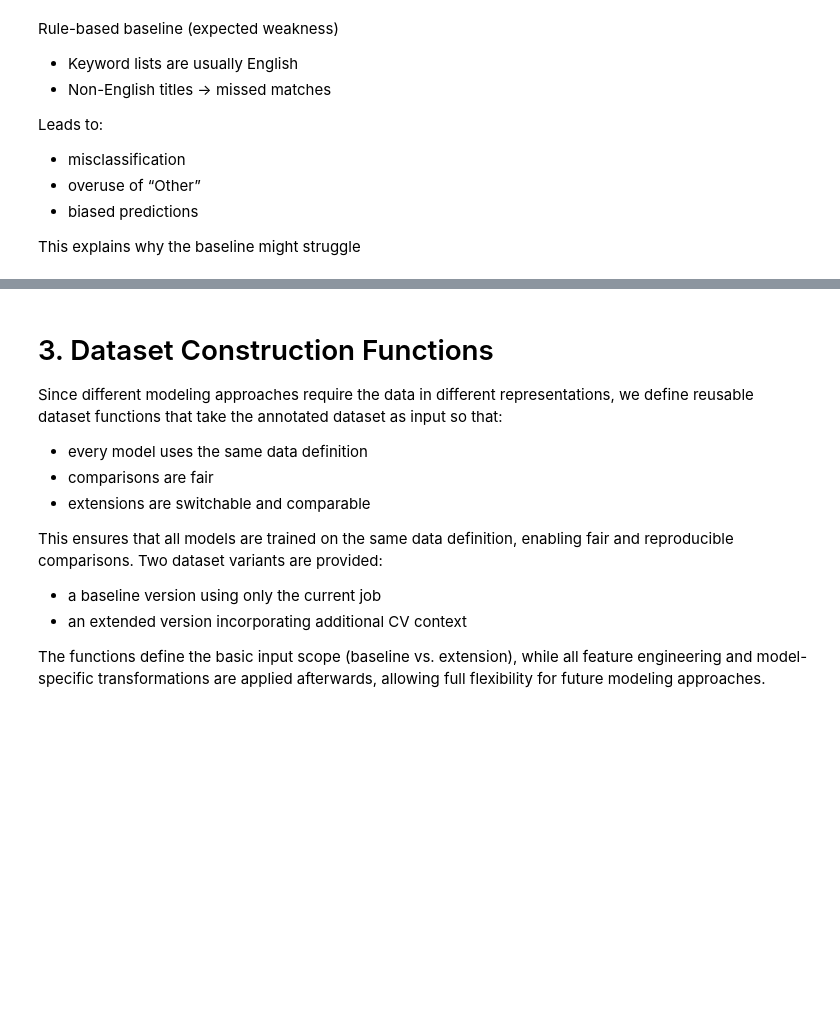
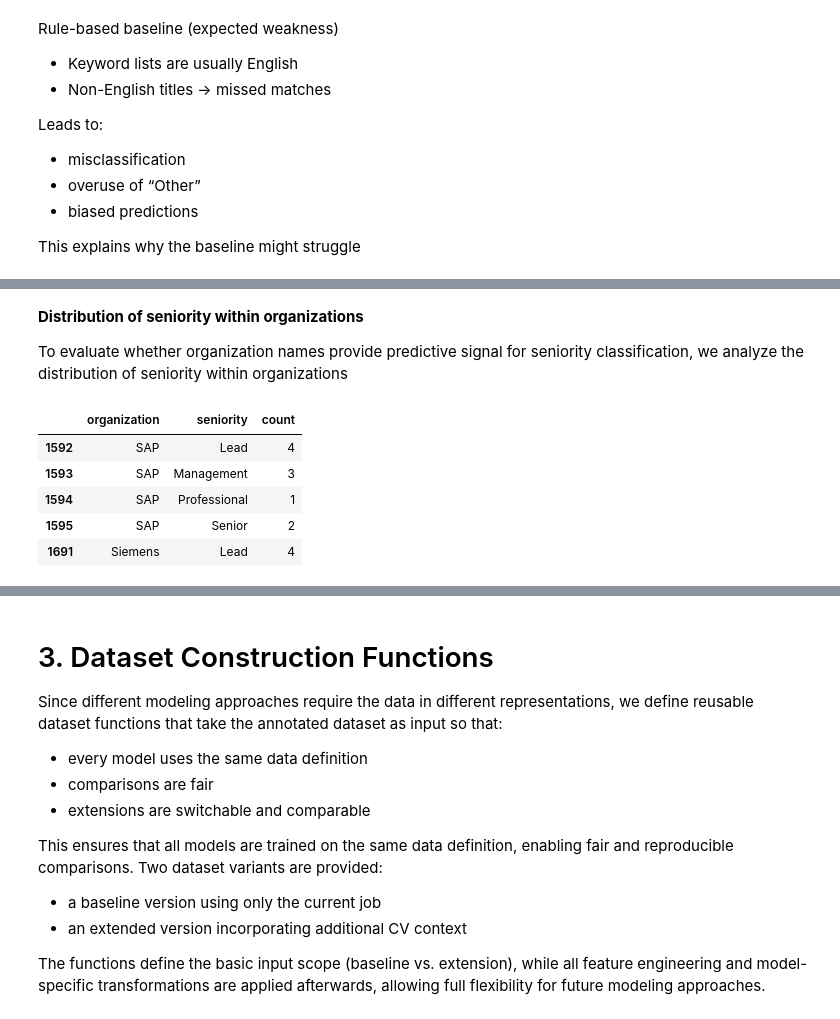
Before and after one commit to luisadosch/nlp-job-title-classification-benchmark-snapaddy, a Jupyter notebook: Untitled0.ipynb, the cells around one changed output, grey strips where cells are left out. Saved outputs shown, nothing was run; the diff lists cells and outputs as text; code cells hidden in the pictures; blank space fills up the shorter version.

```diff
--- a/Untitled0.ipynb
+++ b/Untitled0.ipynb
@@ -1207,0 +1302,22 @@ This explains why the baseline might struggle
+# %% [markdown]
+**Distribution of seniority within organizations**
+
+To evaluate whether organization names provide predictive signal for seniority classification, we analyze the distribution of seniority within organizations
+# %%
+org_sen_dist = (
+    jobs_annotated_df
+    .groupby(["organization", "seniority"])
+    .size()
+    .reset_index(name="count")
+)
+
+org_sen_dist = org_sen_dist.groupby("organization").filter(lambda x: x["count"].sum() >= 10)
+
+org_sen_dist.head()
+# %% [output]
+|  | organization | seniority | count |
+| 1592 | SAP | Lead | 4 |
+| 1593 | SAP | Management | 3 |
+| 1594 | SAP | Professional | 1 |
+| 1595 | SAP | Senior | 2 |
+| 1691 | Siemens | Lead | 4 |
```
Also changed, not shown: parts of 22 cells of this notebook.
